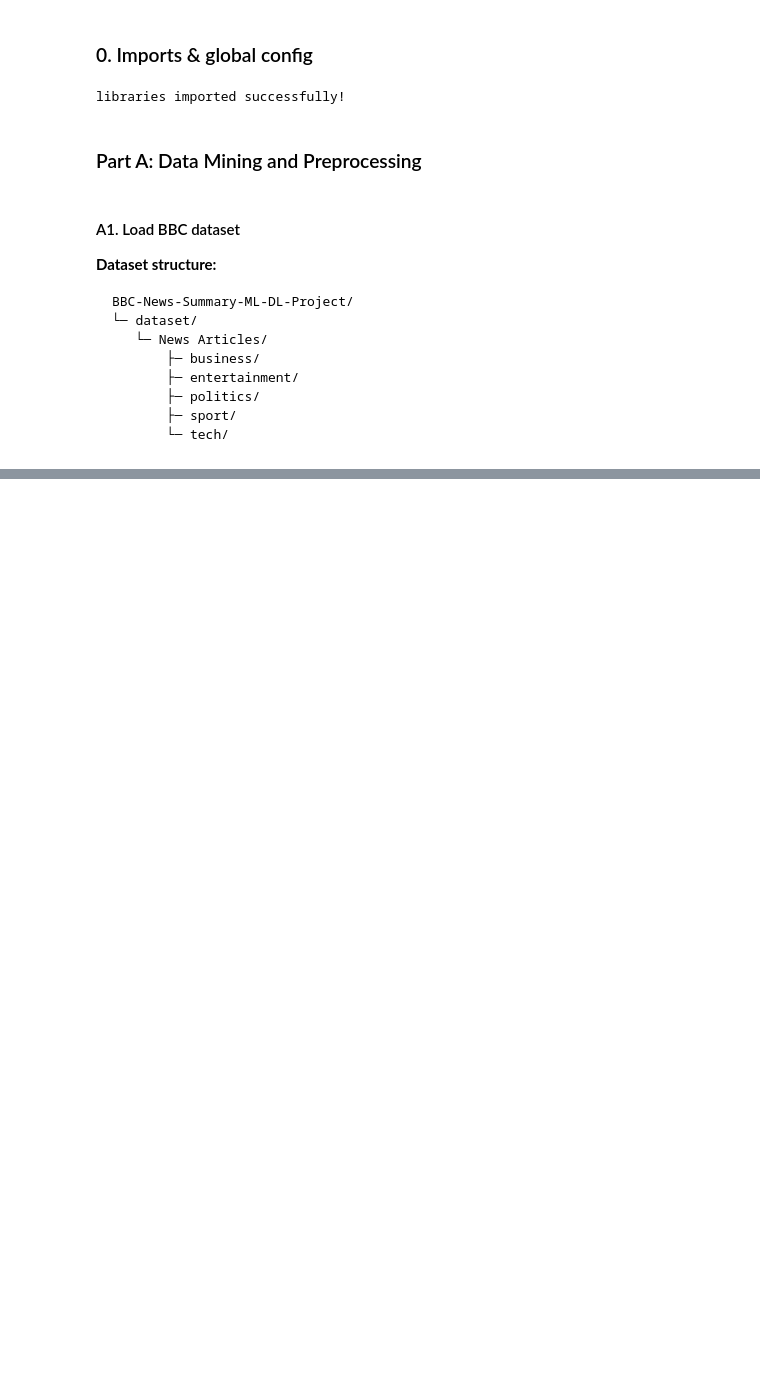
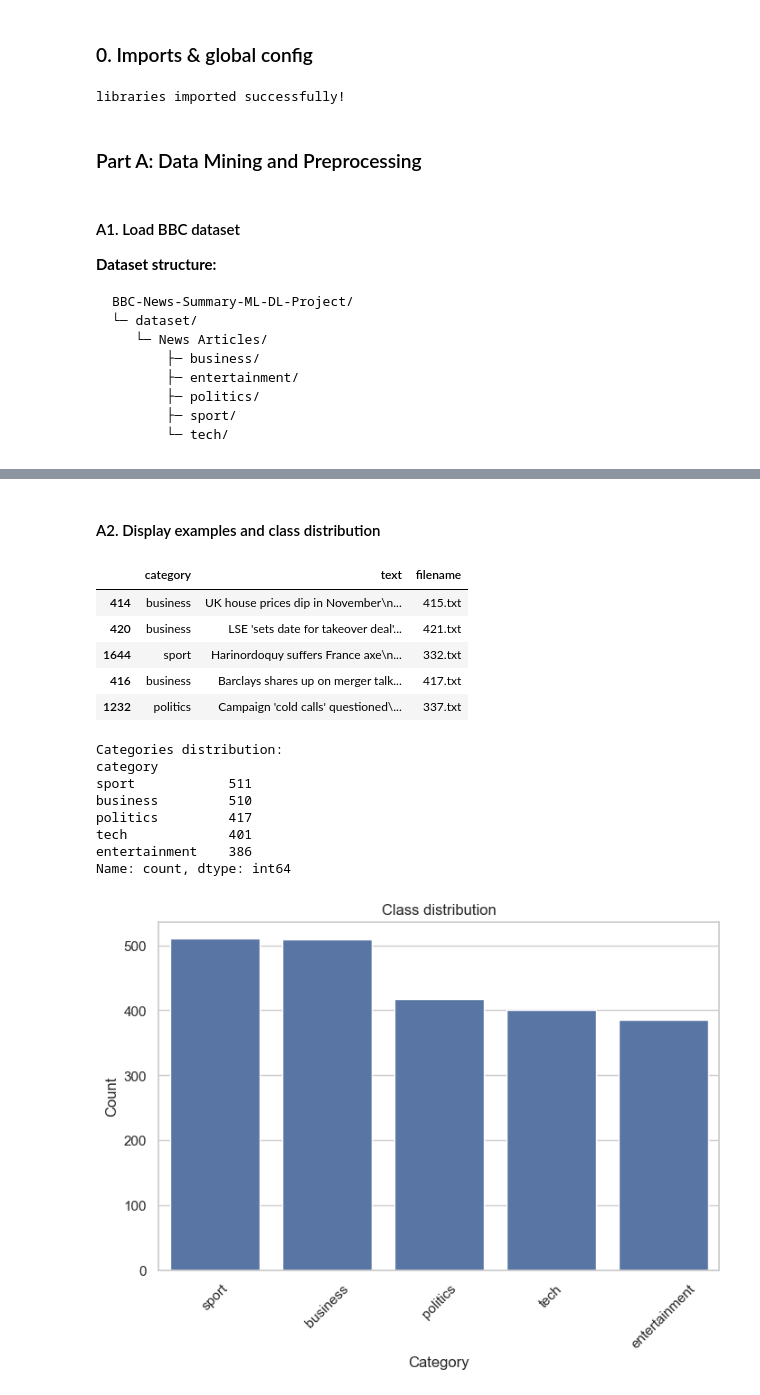
Before and after one commit to Ainedembe-Denis/BBC-News-Summary-ML-DL-Project, a Jupyter notebook: bbc_news_ml_dl_rl.ipynb, the cells around one changed output, grey strips where cells are left out. Drawn from its saved outputs; the diff is of its cells as text; code cells hidden in the pictures; blank space fills up the shorter version.

```diff
--- a/bbc_news_ml_dl_rl.ipynb
+++ b/bbc_news_ml_dl_rl.ipynb
@@ -130,0 +125,33 @@ Name: count, dtype: int64
+# %% [markdown]
+#### A2.  Display examples and class distribution
+# %%
+# Show a few examples
+display(df.sample(5, random_state=RANDOM_STATE))
+
+# Class distribution
+print("\nCategories distribution:")
+class_counts = df["category"].value_counts()
+print(class_counts)
+
+sns.barplot(x=class_counts.index, y=class_counts.values)
+plt.title("Class distribution")
+plt.xlabel("Category")
+plt.ylabel("Count")
+plt.xticks(rotation=45)
+plt.show()
+# %% [output]
+|  | category | text | filename |
+| 414 | business | UK house prices dip in November\n... | 415.txt |
+| 420 | business | LSE 'sets date for takeover deal'... | 421.txt |
+| 1644 | sport | Harinordoquy suffers France axe\n... | 332.txt |
+| 416 | business | Barclays shares up on merger talk... | 417.txt |
+| 1232 | politics | Campaign 'cold calls' questioned\... | 337.txt |
+Categories distribution:
+category
+sport            511
+business         510
+politics         417
+tech             401
+entertainment    386
+Name: count, dtype: int64
+[figure, added]
```
Also changed, not shown: parts of 1 cell of this notebook.
